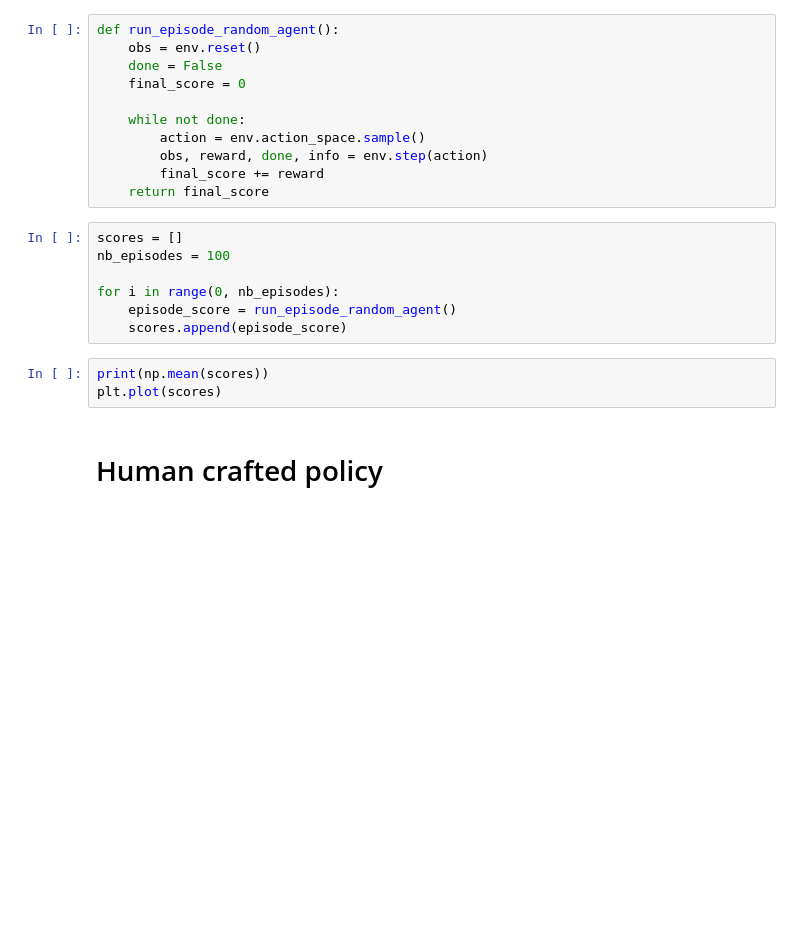
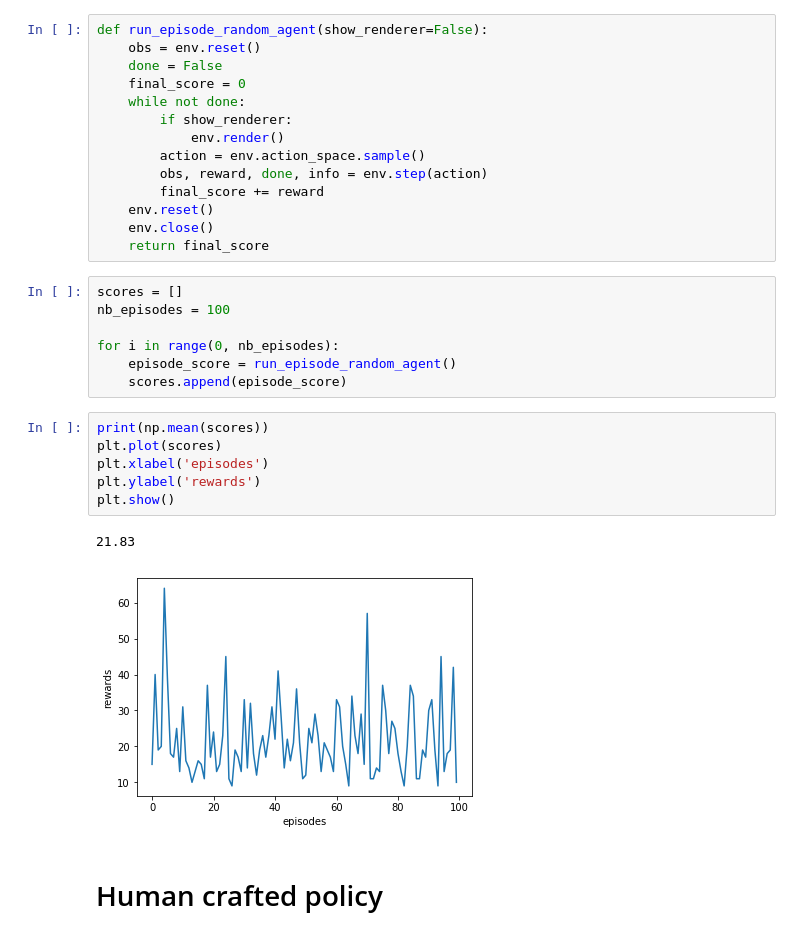
Before and after one commit to remyclem/CartPole-RL, a Jupyter notebook: Reinforcement_CartPole.ipynb, the cells around one changed output. Cells and saved outputs as stored; diff of their text form; blank space fills up the shorter version.

```diff
--- a/Reinforcement_CartPole.ipynb
+++ b/Reinforcement_CartPole.ipynb
@@ -33,15 +33,18 @@ Discrete(2)
 # %% [markdown]
 # Random policy
 # %%
-def run_episode_random_agent():
+def run_episode_random_agent(show_renderer=False):
     obs = env.reset()
     done = False
     final_score = 0
-
     while not done:
+        if show_renderer:
+            env.render()
         action = env.action_space.sample()
         obs, reward, done, info = env.step(action)
         final_score += reward
+    env.reset()
+    env.close()
     return final_score
 # %%
 scores = []
@@ -53,6 +56,12 @@ for i in range(0, nb_episodes):
 # %%
 print(np.mean(scores))
 plt.plot(scores)
+plt.xlabel('episodes')
+plt.ylabel('rewards')
+plt.show()
+# %% [output]
+21.83
+[figure, added]
 # %% [markdown]
 # Human crafted policy
 # %%
```
Also changed, not shown: parts of 23 cells of this notebook, 2 other files.
